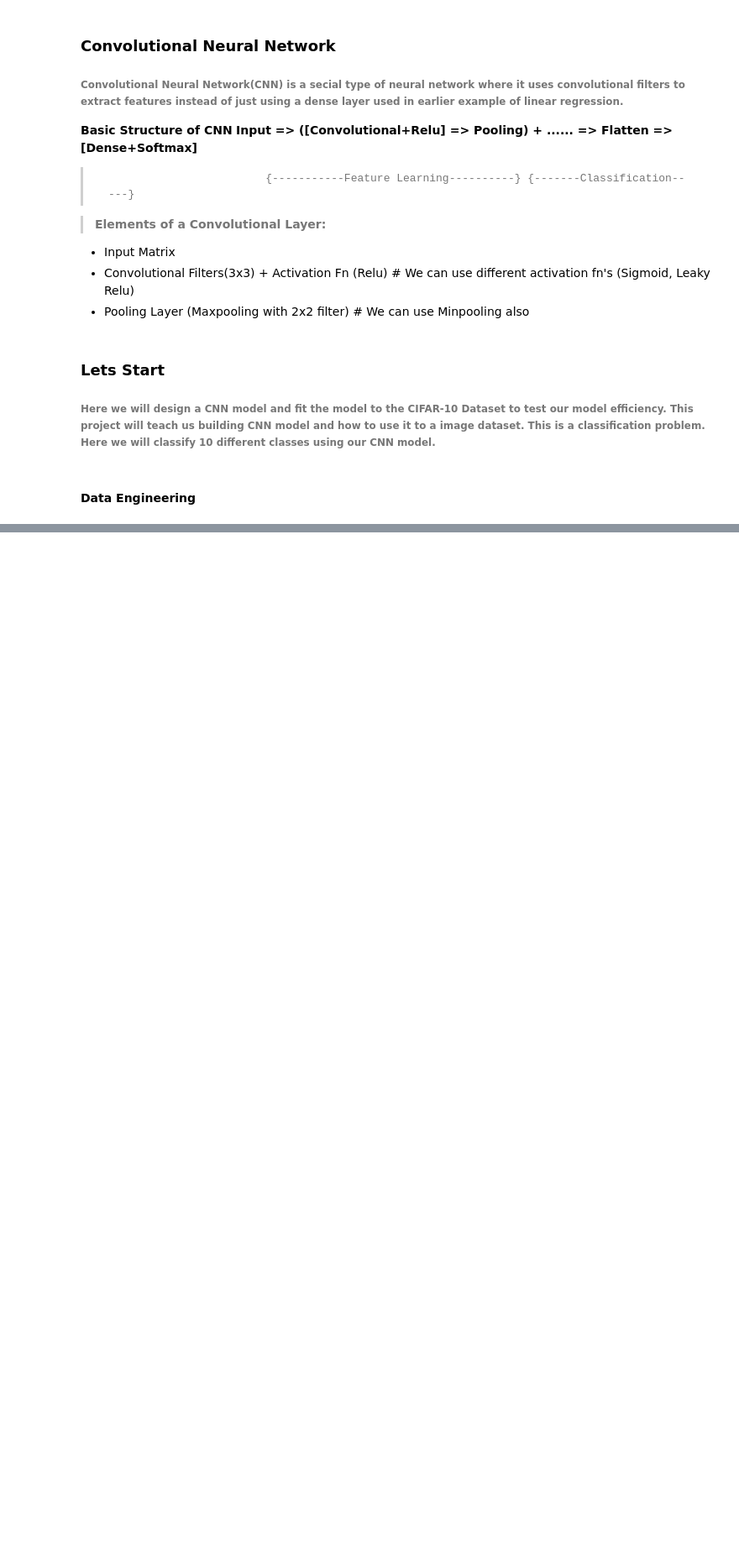
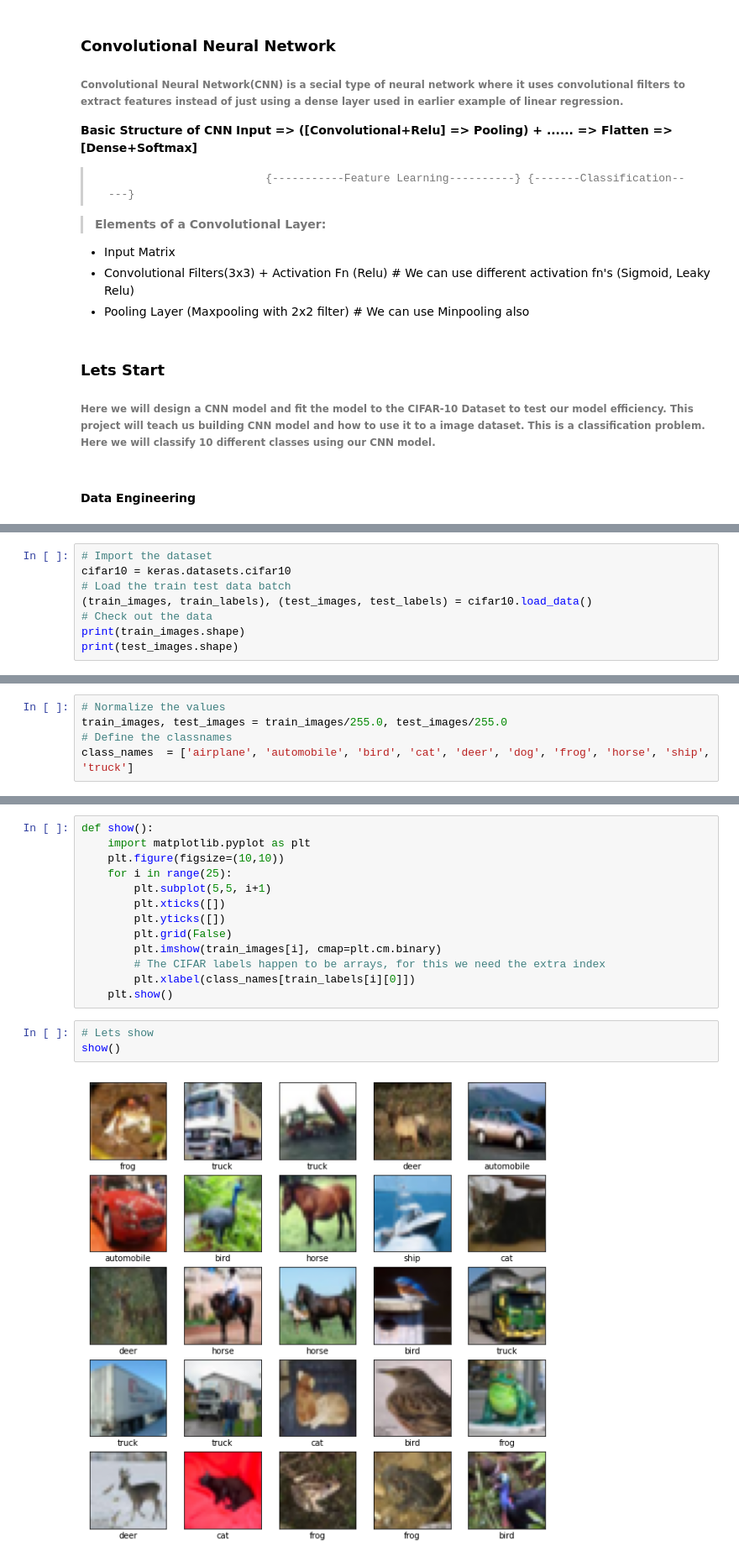
Before and after one commit to ABS-Sayem/machine_learning, a Jupyter notebook: tensorflow/05.cnn.ipynb, the cells around one changed output, grey strips where cells are left out. Shown at 84% size. Drawn from its saved outputs; the diff is of its cells as text; blank space fills up the shorter version.

```diff
--- a/tensorflow/05.cnn.ipynb
+++ b/tensorflow/05.cnn.ipynb
@@ -21,0 +40,8 @@
+# %%
+# Import the dataset
+cifar10 = keras.datasets.cifar10
+# Load the train test data batch
+(train_images, train_labels), (test_images, test_labels) = cifar10.load_data()
+# Check out the data
+print(train_images.shape)
+print(test_images.shape)
@@ -21,0 +54,5 @@
+# %%
+# Normalize the values
+train_images, test_images = train_images/255.0, test_images/255.0
+# Define the classnames
+class_names  = ['airplane', 'automobile', 'bird', 'cat', 'deer', 'dog', 'frog', 'horse', 'ship', 'truck']
@@ -21,0 +62,18 @@
+# %%
+def show():
+    import matplotlib.pyplot as plt
+    plt.figure(figsize=(10,10))
+    for i in range(25):
+        plt.subplot(5,5, i+1)
+        plt.xticks([])
+        plt.yticks([])
+        plt.grid(False)
+        plt.imshow(train_images[i], cmap=plt.cm.binary)
+        # The CIFAR labels happen to be arrays, for this we need the extra index
+        plt.xlabel(class_names[train_labels[i][0]])
+    plt.show()
+# %%
+# Lets show
+show()
+# %% [output]
+[figure, added]
```
Also changed, not shown: parts of 15 cells of this notebook.
